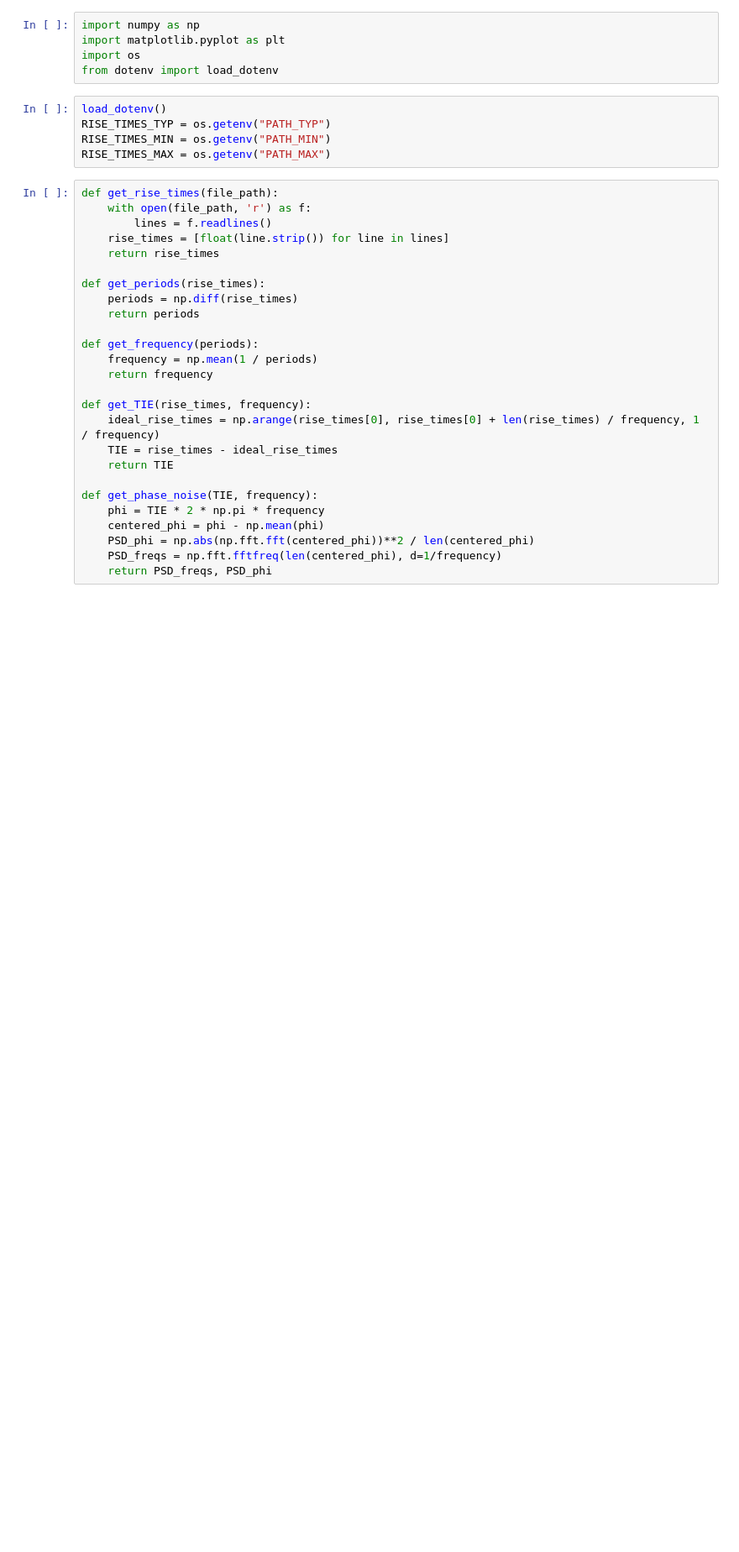
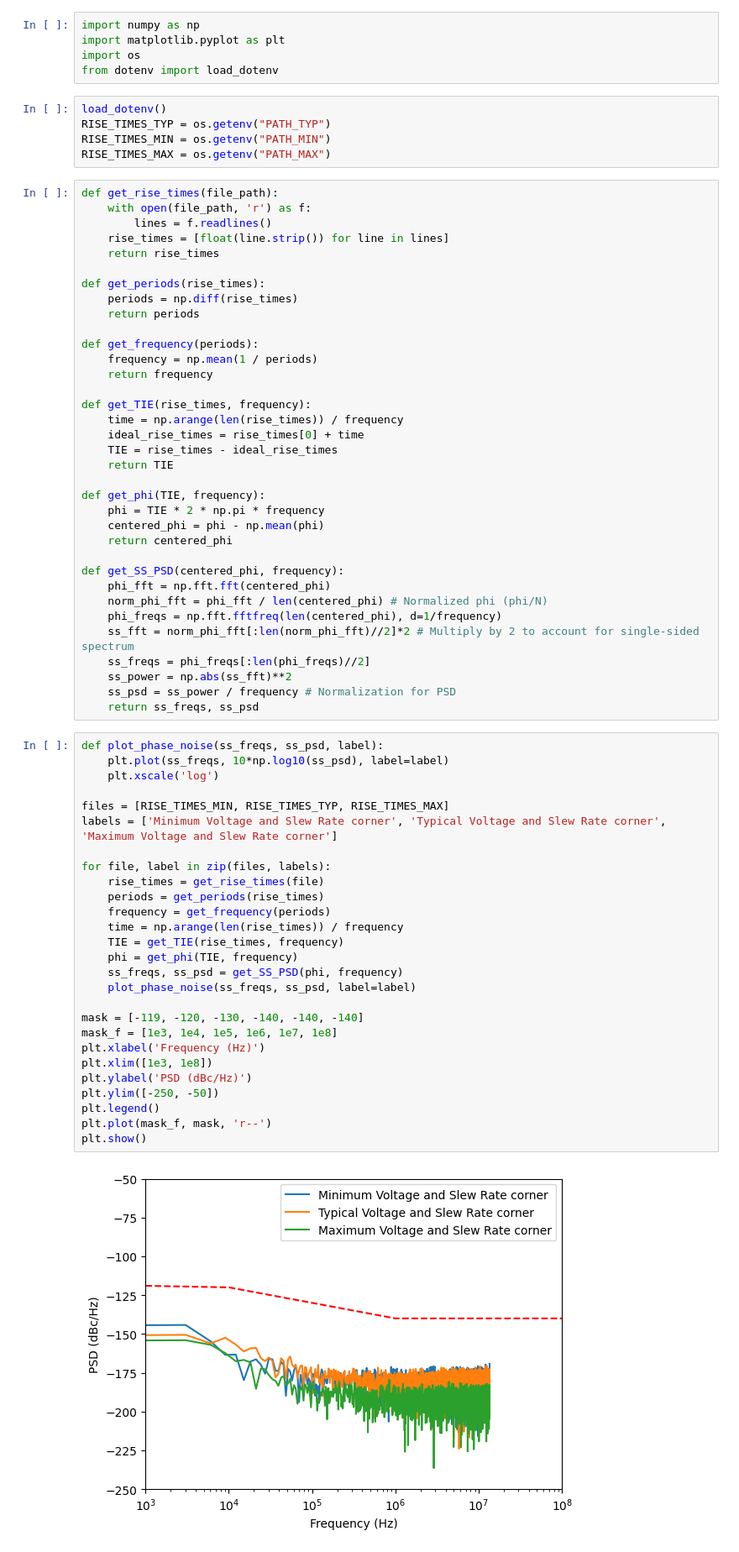
Before and after one commit to joelryv/phase_noise, a Jupyter notebook: pure_phase_noise.ipynb, the cells around one changed output. Shown at 84% size. Drawn from its saved outputs; the diff is of its cells as text; blank space fills up the shorter version.

```diff
--- a/pure_phase_noise.ipynb
+++ b/pure_phase_noise.ipynb
@@ -24,13 +24,51 @@ def get_frequency(periods):
     return frequency
 
 def get_TIE(rise_times, frequency):
-    ideal_rise_times = np.arange(rise_times[0], rise_times[0] + len(rise_times) / frequency, 1 / frequency)
+    time = np.arange(len(rise_times)) / frequency
+    ideal_rise_times = rise_times[0] + time
     TIE = rise_times - ideal_rise_times
     return TIE
 
-def get_phase_noise(TIE, frequency):
+def get_phi(TIE, frequency):
     phi = TIE * 2 * np.pi * frequency
     centered_phi = phi - np.mean(phi)
-    PSD_phi = np.abs(np.fft.fft(centered_phi))**2 / len(centered_phi)
-    PSD_freqs = np.fft.fftfreq(len(centered_phi), d=1/frequency)
-    return PSD_freqs, PSD_phi
+    return centered_phi
+
+def get_SS_PSD(centered_phi, frequency):
+    phi_fft = np.fft.fft(centered_phi)
+    norm_phi_fft = phi_fft / len(centered_phi) # Normalized phi (phi/N)
+    phi_freqs = np.fft.fftfreq(len(centered_phi), d=1/frequency)
+    ss_fft = norm_phi_fft[:len(norm_phi_fft)//2]*2 # Multiply by 2 to account for single-sided spectrum
+    ss_freqs = phi_freqs[:len(phi_freqs)//2]
+    ss_power = np.abs(ss_fft)**2
+    ss_psd = ss_power / frequency # Normalization for PSD
+    return ss_freqs, ss_psd
+# %%
+def plot_phase_noise(ss_freqs, ss_psd, label):
+    plt.plot(ss_freqs, 10*np.log10(ss_psd), label=label)
+    plt.xscale('log')
+
+files = [RISE_TIMES_MIN, RISE_TIMES_TYP, RISE_TIMES_MAX]
+labels = ['Minimum Voltage and Slew Rate corner', 'Typical Voltage and Slew Rate corner', 'Maximum Voltage and Slew Rate corner']
+
+for file, label in zip(files, labels):
+    rise_times = get_rise_times(file)
+    periods = get_periods(rise_times)
+    frequency = get_frequency(periods)
+    time = np.arange(len(rise_times)) / frequency
+    TIE = get_TIE(rise_times, frequency)
+    phi = get_phi(TIE, frequency)
+    ss_freqs, ss_psd = get_SS_PSD(phi, frequency)
+    plot_phase_noise(ss_freqs, ss_psd, label=label)
+
+mask = [-119, -120, -130, -140, -140, -140]
+mask_f = [1e3, 1e4, 1e5, 1e6, 1e7, 1e8]
+plt.xlabel('Frequency (Hz)')
+plt.xlim([1e3, 1e8])
+plt.ylabel('PSD (dBc/Hz)')
+plt.ylim([-250, -50])
+plt.legend()
+plt.plot(mask_f, mask, 'r--')
+plt.show()
+# %% [output]
+[figure, added]
```
